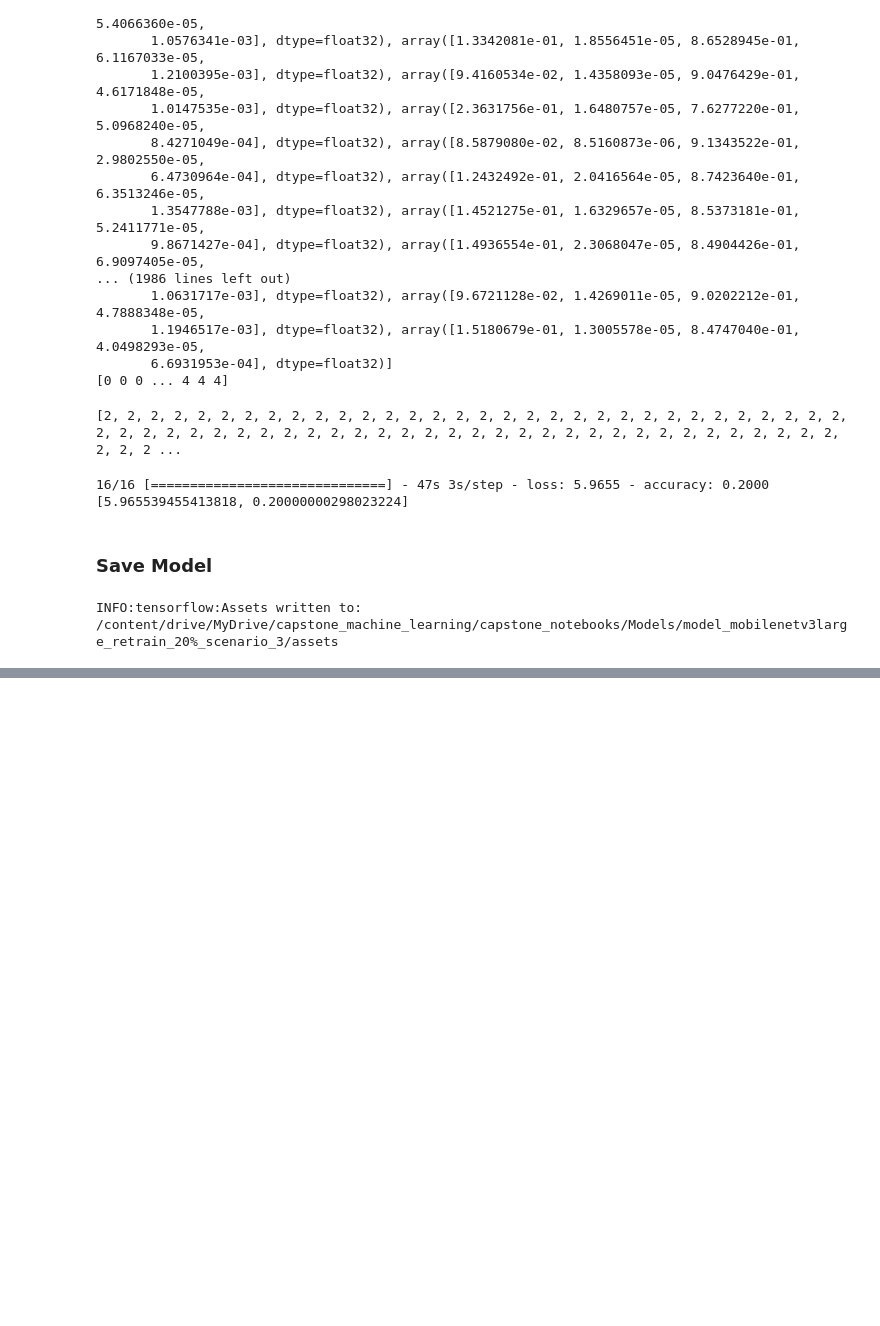
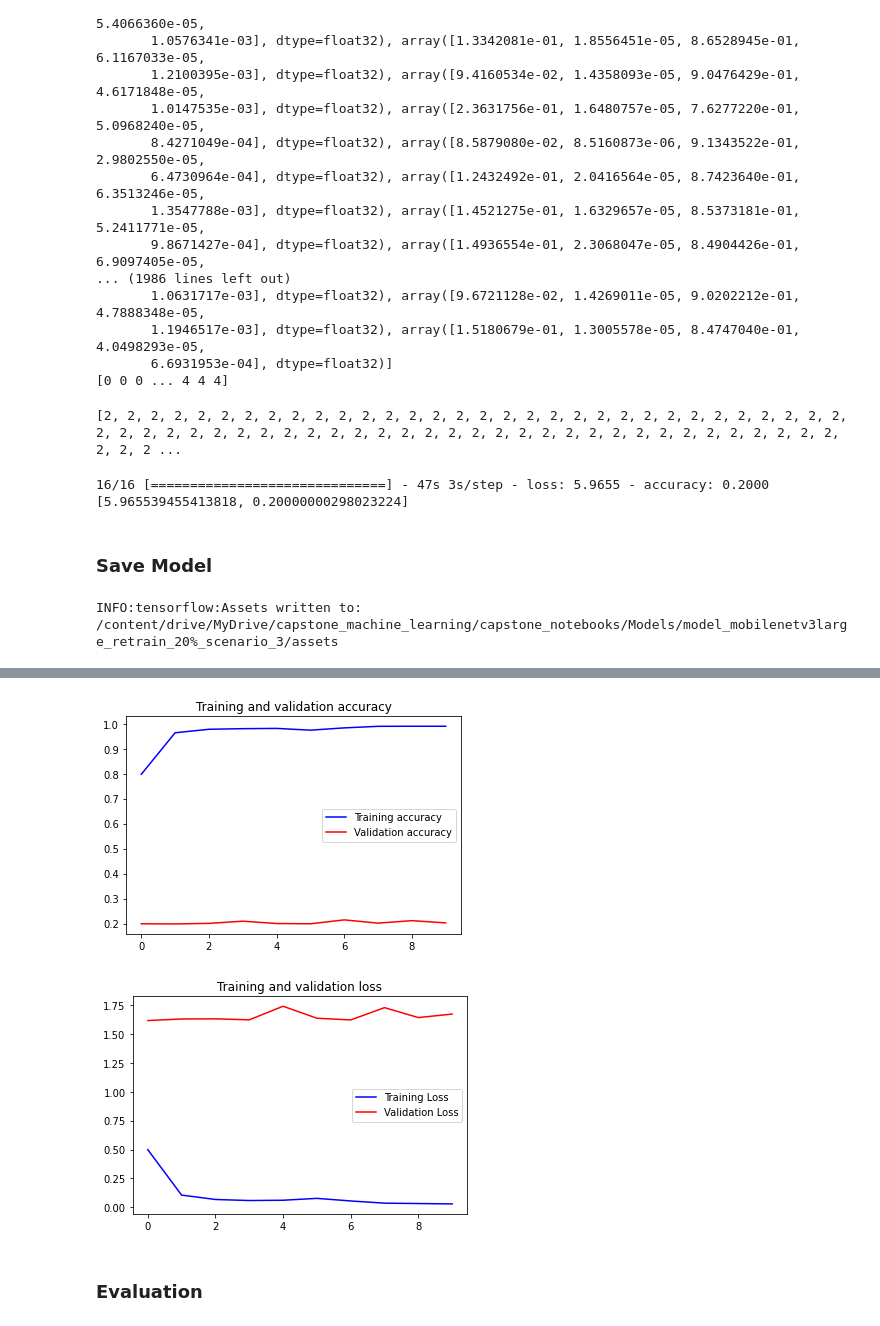
Before and after one commit to BingkAI-B21CAP0161/C-Mask-Machine-Learning, a Jupyter notebook: Modelling/MobileNetV3_retrain.ipynb, the cells around one changed output, grey strips where cells are left out. Drawn from its saved outputs; the diff is of its cells as text; code cells hidden in the pictures; blank space fills up the shorter version.

Commit message:
Added fourth scenario with retraining last 40 percent layers of MobileNetV3Large but still low validation accuracy.

```diff
--- a/Modelling/MobileNetV3_retrain.ipynb
+++ b/Modelling/MobileNetV3_retrain.ipynb
@@ -688,0 +695,2 @@ INFO:tensorflow:Assets written to: /content/drive/MyDrive/capstone_machine_learn
+# %%
+NUM_CLASSES = train_generator.num_classes
@@ -688,0 +758,13 @@ INFO:tensorflow:Assets written to: /content/drive/MyDrive/capstone_machine_learn
+# %%
+model4.compile(optimizer='Adam', loss='categorical_crossentropy', metrics=['accuracy'])
+# %%
+steps_train = train_generator.n//BATCH_SIZE
+steps_val = val_generator.n//BATCH_SIZE
+
+history4 = model4.fit(train_generator,
+          steps_per_epoch=steps_train,
+          validation_data=val_generator,
+          validation_steps=steps_val,
+          shuffle=True,
+          epochs=10,
+          verbose=1)
@@ -688,0 +792,27 @@ INFO:tensorflow:Assets written to: /content/drive/MyDrive/capstone_machine_learn
+# %%
+# Plot accuracy of training and 'validation'
+acc4 = history4.history['accuracy']
+val_acc4 = history4.history['val_accuracy']
+loss4 = history4.history['loss']
+val_loss4 = history4.history['val_loss']
+
+epochs = range(len(acc))
+
+plt.plot(epochs, acc4, 'b', label='Training accuracy')
+plt.plot(epochs, val_acc4, 'r', label='Validation accuracy')
+plt.title('Training and validation accuracy')
+plt.legend()
+
+plt.figure()
+
+plt.plot(epochs, loss4, 'b', label='Training Loss')
+plt.plot(epochs, val_loss4, 'r', label='Validation Loss')
+plt.title('Training and validation loss')
+plt.legend()
+
+plt.show()
+# %% [output]
+[figure, added]
+[figure, added]
+# %% [markdown]
+### Evaluation
```
Also changed, not shown: parts of 15 cells of this notebook.
